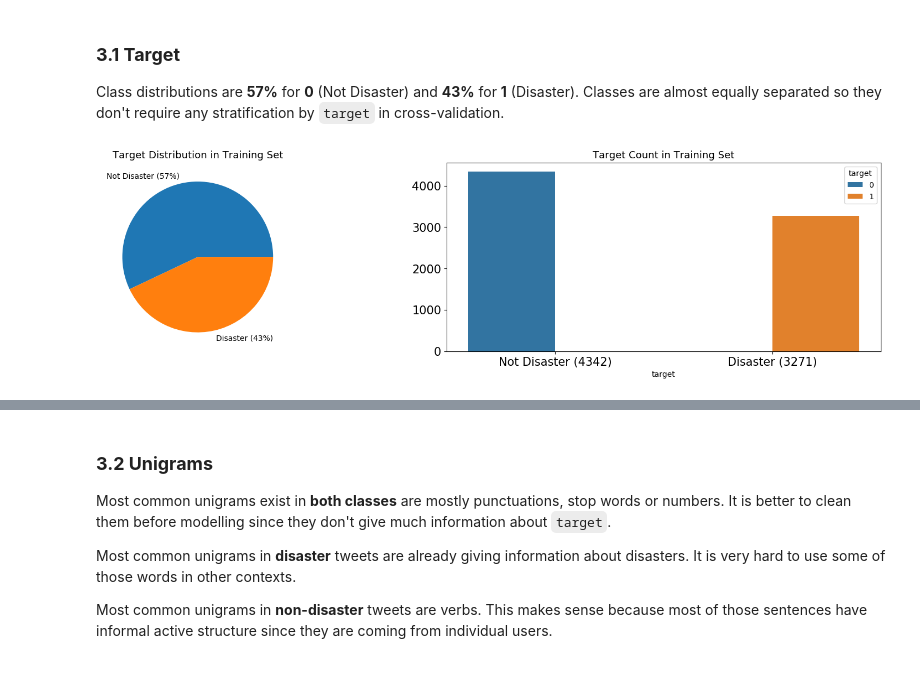
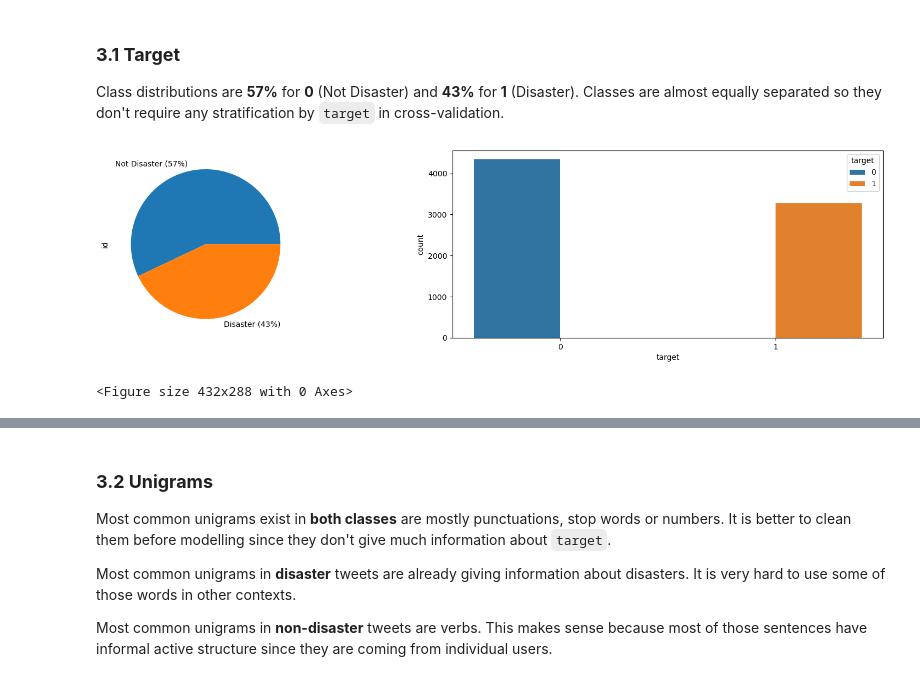
Before and after one commit to fyenne/tf24, a Jupyter notebook: disaster_twi/nlp-with-disaster-tweets-eda-cleaning-and-bert.ipynb, the cells around one changed output, grey strips where cells are left out. Cells and saved outputs as stored; diff of their text form; code cells hidden in the pictures.

```diff
--- a/disaster_twi/nlp-with-disaster-tweets-eda-cleaning-and-bert.ipynb
+++ b/disaster_twi/nlp-with-disaster-tweets-eda-cleaning-and-bert.ipynb
@@ -215,21 +215,20 @@ Class distributions are **57%** for **0** (Not Disaster) and **43%** for **1** (
 # %%
 fig, axes = plt.subplots(ncols=2, figsize=(17, 4), dpi=100)
 plt.tight_layout()
-
 df_train.groupby('target').count()['id'].plot(kind='pie', ax=axes[0], labels=['Not Disaster (57%)', 'Disaster (43%)'])
 sns.countplot(x=df_train['target'], hue=df_train['target'], ax=axes[1])
-
-axes[0].set_ylabel('')
-axes[1].set_ylabel('')
-axes[1].set_xticklabels(['Not Disaster (4342)', 'Disaster (3271)'])
-axes[0].tick_params(axis='x', labelsize=15)
-axes[0].tick_params(axis='y', labelsize=15)
-axes[1].tick_params(axis='x', labelsize=15)
-axes[1].tick_params(axis='y', labelsize=15)
-
-axes[0].set_title('Target Distribution in Training Set', fontsize=13)
-axes[1].set_title('Target Count in Training Set', fontsize=13)
+# axes[0].set_ylabel('')
+# axes[1].set_ylabel('')
+# axes[1].set_xticklabels(['Not Disaster (4342)', 'Disaster (3271)'])
+# axes[0].tick_params(axis='x', labelsize=15)
+# axes[0].tick_params(axis='y', labelsize=15)
+# axes[1].tick_params(axis='x', labelsize=15)
+# axes[1].tick_params(axis='y', labelsize=15)
+# axes[0].set_title('Target Distribution in Training Set', fontsize=13)
+# axes[1].set_title('Target Count in Training Set', fontsize=13)
 
 plt.show()
+plt.savefig("./test.png")
 # %% [output]
-[figure, old version]
+[figure, new version]
+<Figure size 432x288 with 0 Axes>
```
Also changed, not shown: parts of 9 cells of this notebook, 2 other files.
